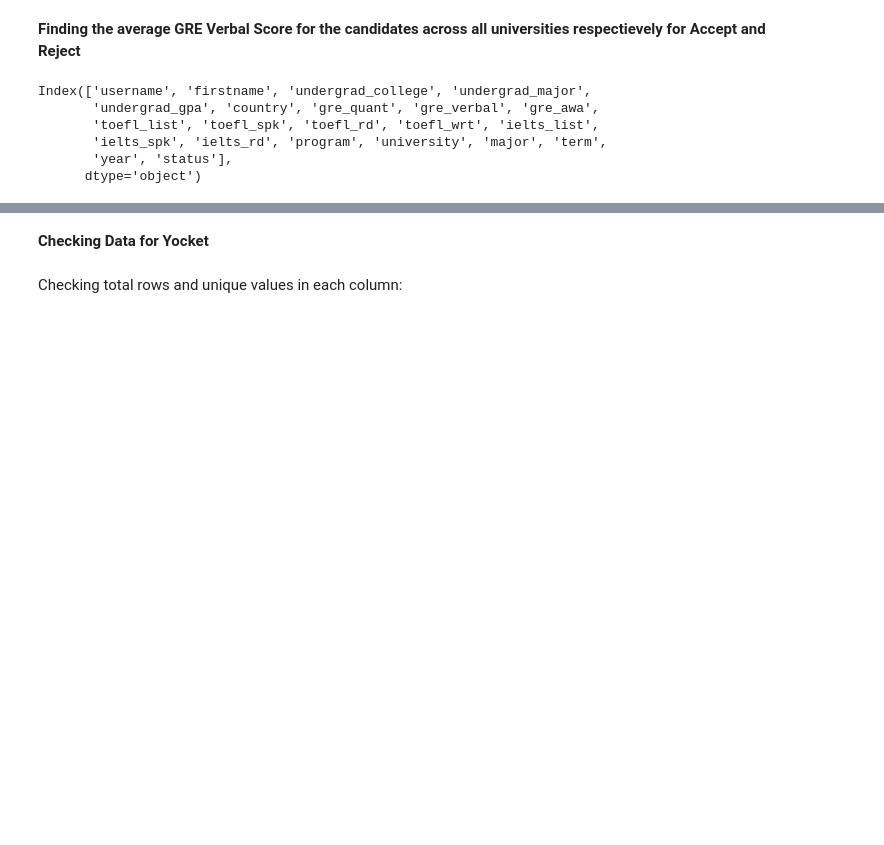
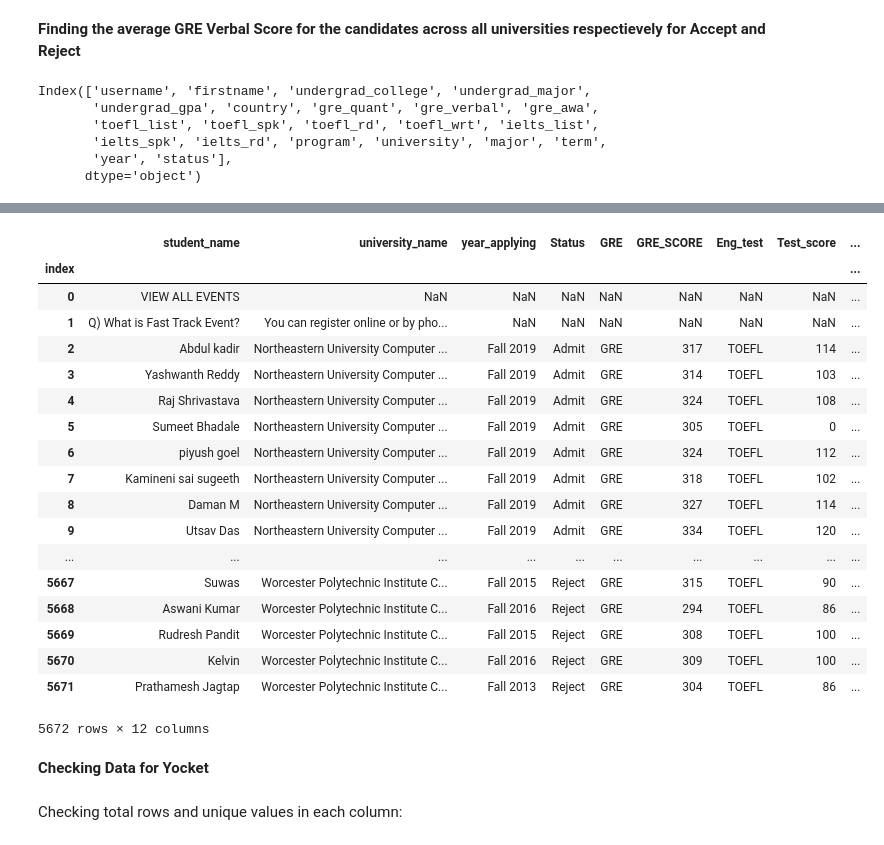
Before and after one commit to naveenjamimag/Machine-Learning-Model-for-Graduate-Admission, a Jupyter notebook: data_preprocessing_and_FE/PreProcessing and FE.ipynb, the cells around one changed output, grey strips where cells are left out. Drawn from its saved outputs; the diff is of its cells as text; code cells hidden in the pictures; blank space fills up the shorter version.

```diff
--- a/data_preprocessing_and_FE/PreProcessing and FE.ipynb
+++ b/data_preprocessing_and_FE/PreProcessing and FE.ipynb
@@ -333,3 +338,26 @@ mean_gre_verbal_list
+# %%
+Yocket_data_all_college
+#Yocket_data_all_college = Yocket_data_all_college.set_index('index')
+# %% [output]
+|  | student_name | university_name | year_applying | Status | GRE | GRE_SCORE | Eng_test | Test_score | ... |
+| index |  |  |  |  |  |  |  |  | ... |
+| 0 | VIEW ALL EVENTS | NaN | NaN | NaN | NaN | NaN | NaN | NaN | ... |
+| 1 | Q) What is Fast Track Event? | You can register online or by pho... | NaN | NaN | NaN | NaN | NaN | NaN | ... |
+| 2 | Abdul kadir | Northeastern University Computer ... | Fall 2019 | Admit | GRE | 317 | TOEFL | 114 | ... |
+| 3 | Yashwanth Reddy | Northeastern University Computer ... | Fall 2019 | Admit | GRE | 314 | TOEFL | 103 | ... |
+| 4 | Raj Shrivastava | Northeastern University Computer ... | Fall 2019 | Admit | GRE | 324 | TOEFL | 108 | ... |
+| 5 | Sumeet Bhadale | Northeastern University Computer ... | Fall 2019 | Admit | GRE | 305 | TOEFL | 0 | ... |
+| 6 | piyush goel | Northeastern University Computer ... | Fall 2019 | Admit | GRE | 324 | TOEFL | 112 | ... |
+| 7 | Kamineni sai sugeeth | Northeastern University Computer ... | Fall 2019 | Admit | GRE | 318 | TOEFL | 102 | ... |
+| 8 | Daman M | Northeastern University Computer ... | Fall 2019 | Admit | GRE | 327 | TOEFL | 114 | ... |
+| 9 | Utsav Das | Northeastern University Computer ... | Fall 2019 | Admit | GRE | 334 | TOEFL | 120 | ... |
+| ... | ... | ... | ... | ... | ... | ... | ... | ... | ... |
+| 5667 | Suwas | Worcester Polytechnic Institute C... | Fall 2015 | Reject | GRE | 315 | TOEFL | 90 | ... |
+| 5668 | Aswani Kumar | Worcester Polytechnic Institute C... | Fall 2016 | Reject | GRE | 294 | TOEFL | 86 | ... |
+| 5669 | Rudresh Pandit | Worcester Polytechnic Institute C... | Fall 2015 | Reject | GRE | 308 | TOEFL | 100 | ... |
+| 5670 | Kelvin | Worcester Polytechnic Institute C... | Fall 2016 | Reject | GRE | 309 | TOEFL | 100 | ... |
+| 5671 | Prathamesh Jagtap | Worcester Polytechnic Institute C... | Fall 2013 | Reject | GRE | 304 | TOEFL | 86 | ... |
+5672 rows × 12 columns
 # %% [markdown]
 <b> Checking Data for Yocket <b>
 # %% [markdown]
```
Also changed, not shown: parts of 119 cells of this notebook.
